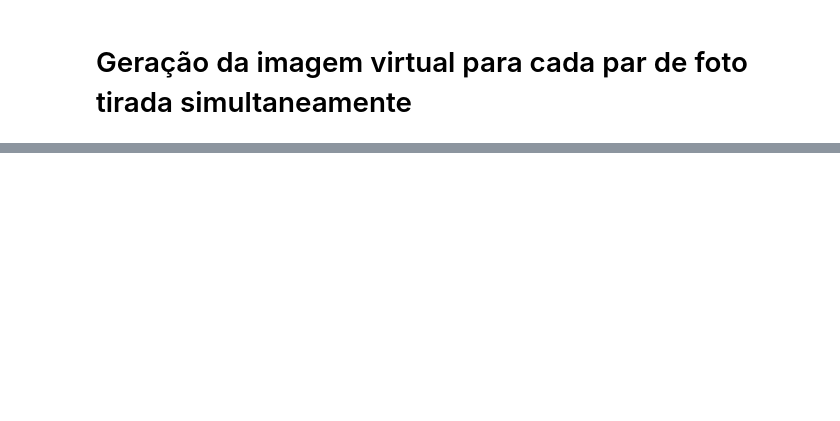
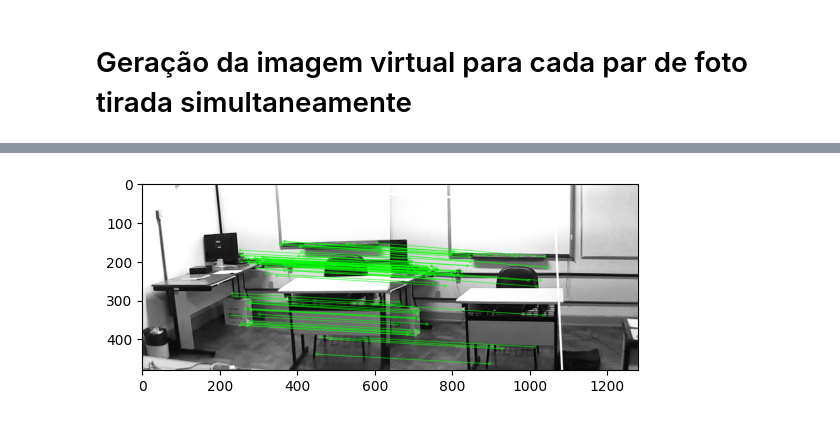
Before and after one commit to mHijuxS/Sistema_Dual_Cameras, a Jupyter notebook: parte2.ipynb, the cells around one changed output, grey strips where cells are left out. Saved outputs shown, nothing was run; the diff lists cells and outputs as text; code cells hidden in the pictures; blank space fills up the shorter version.

```diff
--- a/parte2.ipynb
+++ b/parte2.ipynb
@@ -35,0 +49,4 @@ cv2.destroyAllWindows()
+# %%
+matching_points('2')
+# %% [output]
+[figure, added]
```
Also changed, not shown: parts of 5 cells of this notebook, 7 other files.
